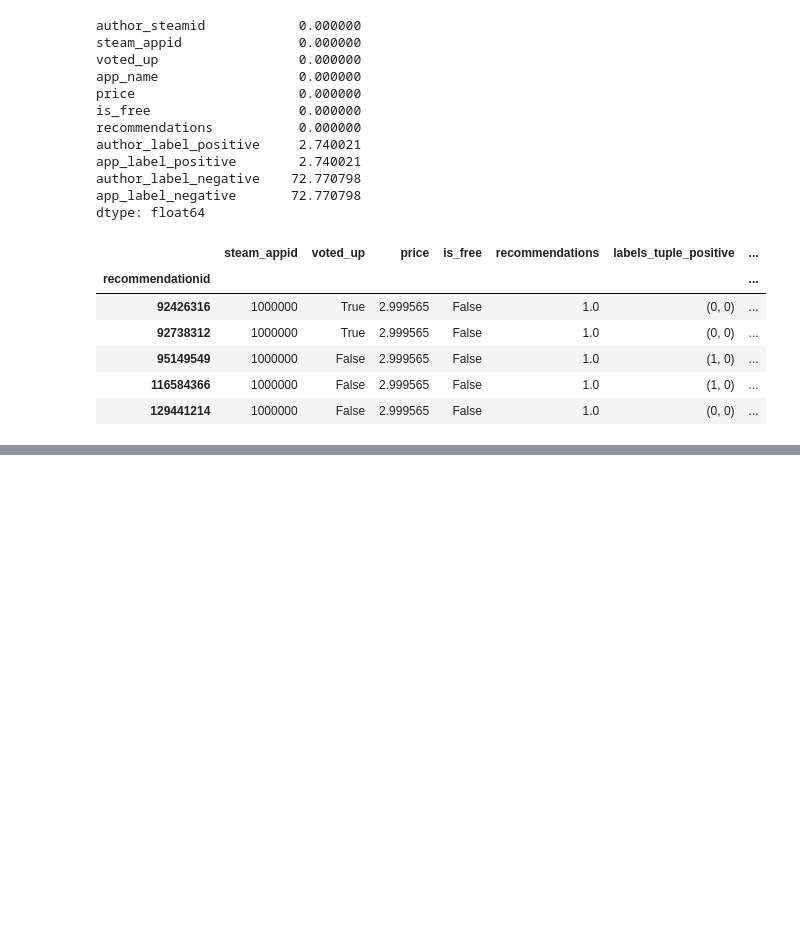
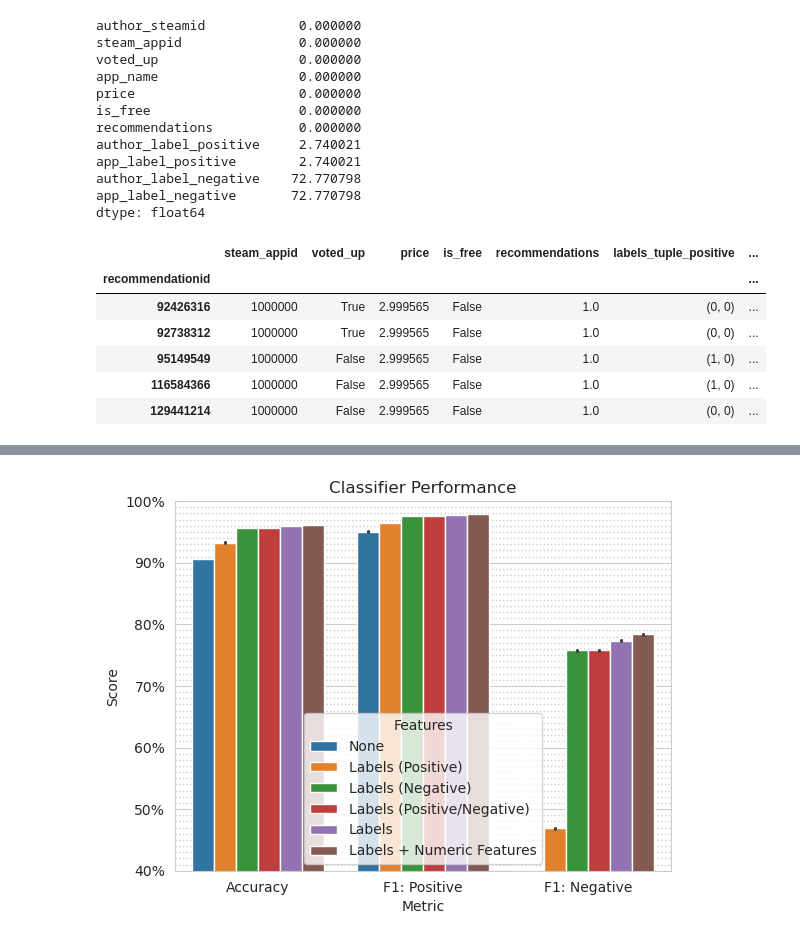
Before and after one commit to zbvc42/steam_recommendation_system, a Jupyter notebook: notebooks/04 - modeling/classification.ipynb, the cells around one changed output, grey strips where cells are left out. Cells and saved outputs as stored; diff of their text form; code cells hidden in the pictures; blank space fills up the shorter version.

```diff
--- a/notebooks/04 - modeling/classification.ipynb
+++ b/notebooks/04 - modeling/classification.ipynb
@@ -419,29 +420,32 @@ plt.show()
 # %%
 df_model_comparison = pd.melt(
     df_results,
     id_vars="Features",
     value_vars=["Accuracy", "F1: Positive", "F1: Negative"],
     var_name="Metric",
     value_name="Score",
 )
 
 sns.barplot(
     df_model_comparison,
     x="Metric",
     y="Score",
     hue="Features",
     errorbar="sd",
     hue_order=[
         "None",
         "Labels (Positive)",
         "Labels (Negative)",
+        "Labels (Positive/Negative)",
         "Labels",
         "Labels + Numeric Features",
     ],
 )
-plt.ylim((0.7, 1))
+plt.ylim((0.4, 1))
 plt.gca().yaxis.set_major_formatter(PercentFormatter(1))
-plt.gca().yaxis.set_minor_locator(FixedLocator(np.arange(0.7,1.01,0.01)))
+plt.gca().yaxis.set_minor_locator(FixedLocator(np.arange(0.4,1.01,0.01)))
 plt.grid(visible=True, which='minor', axis='y', linestyle='dotted', linewidth=1)
 plt.title('Classifier Performance')
 plt.show()
+# %% [output]
+[figure, added]
```
Also changed, not shown: parts of 3 cells of this notebook, 3 other files.
